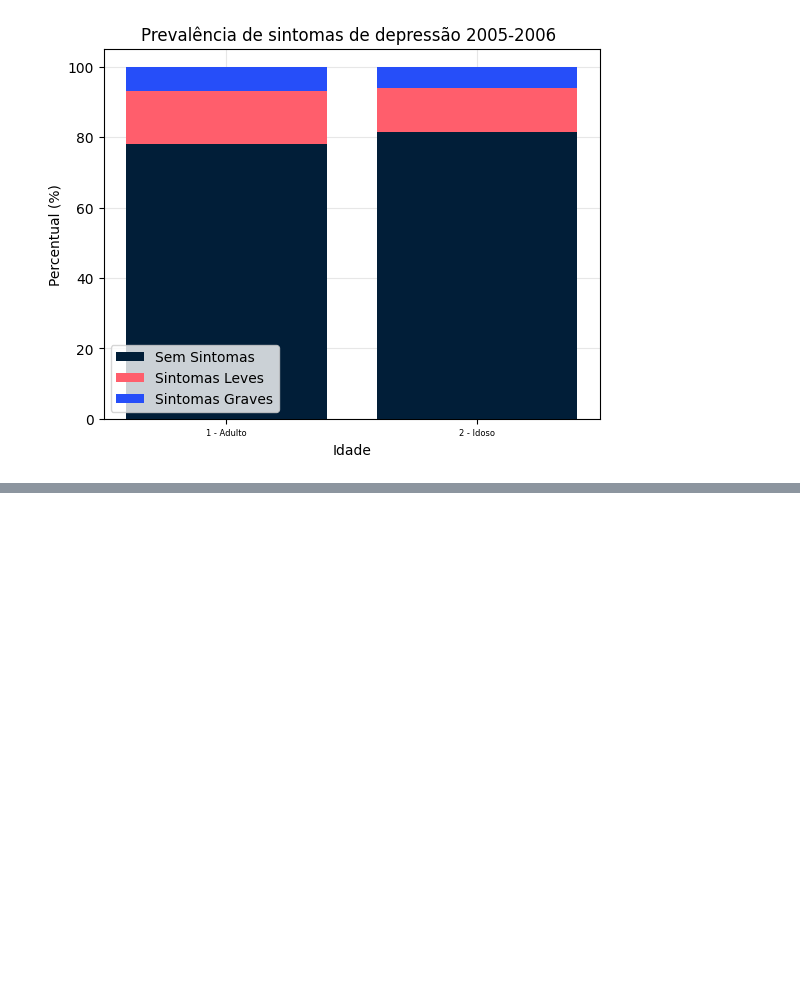
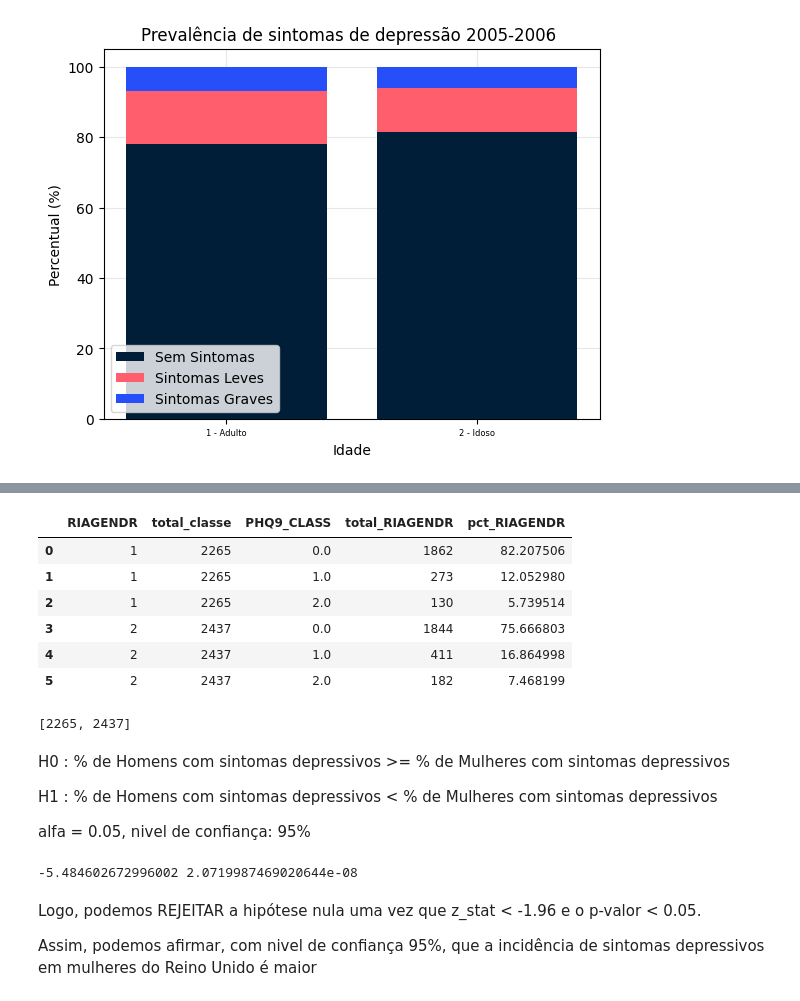
Before and after one commit to LuizAlbino/nhnes-data-project, a Jupyter notebook: main-notebook.ipynb, the cells around one changed output, grey strips where cells are left out. Drawn from its saved outputs; the diff is of its cells as text; code cells hidden in the pictures; blank space fills up the shorter version.

Commit message:
Adição do teste Z para 2 proporções com 2 categorias

```diff
--- a/main-notebook.ipynb
+++ b/main-notebook.ipynb
@@ -320,0 +341,55 @@ gera_grafico(df_renda, ['1 - Adulto', '2 - Idoso'], 'RIDAGEYR_CLASS','Idade')
+# %%
+df_genero
+# %% [output]
+|  | RIAGENDR | total_classe | PHQ9_CLASS | total_RIAGENDR | pct_RIAGENDR |
+| 0 | 1 | 2265 | 0.0 | 1862 | 82.207506 |
+| 1 | 1 | 2265 | 1.0 | 273 | 12.052980 |
+| 2 | 1 | 2265 | 2.0 | 130 | 5.739514 |
+| 3 | 2 | 2437 | 0.0 | 1844 | 75.666803 |
+| 4 | 2 | 2437 | 1.0 | 411 | 16.864998 |
+| 5 | 2 | 2437 | 2.0 | 182 | 7.468199 |
+# %%
+#Dividimos o dataset em generos masculino (1) e feminino (2)
+df_genero_masculino = df_genero[df_genero['RIAGENDR'] == 1]
+df_genero_feminino = df_genero[df_genero['RIAGENDR'] == 2]
+
+#Agrupamos os sintomas leves e graves em 1 unico grupo "com sintomas"
+df_genero_masculino_com_sintomas = df_genero_masculino[(df_genero_masculino['PHQ9_CLASS'] == 1.0) | (df_genero_masculino['PHQ9_CLASS'] == 2.0)]
+df_genero_feminino_com_sintomas = df_genero_feminino[(df_genero_feminino['PHQ9_CLASS'] == 1.0) | (df_genero_feminino['PHQ9_CLASS'] == 2.0)]
+
+#Juntamos os "sucessos", ou seja, as pessoas com sintomas no nosso estudo em uma lista. Como já tinhámos agrupado antes por nivel de sintoma, para confecção dos gráficos, podemos simplesmente
+#somar a coluna total_RIAGENDR
+sucesses = [df_genero_masculino_com_sintomas['total_RIAGENDR'].sum(), df_genero_feminino_com_sintomas['total_RIAGENDR'].sum()]
+
+#Consideramos o tamanho total das amostras apenas considerando a coluna total_classe.
+
+#Como o resultado é uma lista, precisamos retirar o valor da mesma para utilizar no teste de hipótese
+n_mas = df_genero_masculino['total_classe'].unique()[0]
+n_fem = df_genero_feminino['total_classe'].unique()[0]
+
+n_obs = [n_mas,n_fem]
+
+n_obs
+# %% [output]
+[2265, 2437]
+# %% [markdown]
+H0 : % de Homens com sintomas depressivos >= % de Mulheres com sintomas depressivos
+
+H1 : % de Homens com sintomas depressivos < % de Mulheres com sintomas depressivos
+
+alfa = 0.05, nivel de confiança: 95%
+# %%
+from statsmodels.stats.proportion import proportions_ztest, proportion_confint
+
+stat, pvalue = proportions_ztest(
+    sucesses
+    ,nobs=n_obs
+    , alternative='smaller')
+
+print(stat, pvalue)
+# %% [output]
+-5.484602672996002 2.0719987469020644e-08
+# %% [markdown]
+Logo, podemos REJEITAR a hipótese nula uma vez que z_stat < -1.96 e o p-valor < 0.05.
+
+Assim, podemos afirmar, com nivel de confiança 95%, que a incidência de sintomas depressivos em mulheres do Reino Unido é maior
```
Also changed, not shown: parts of 6 cells of this notebook.
